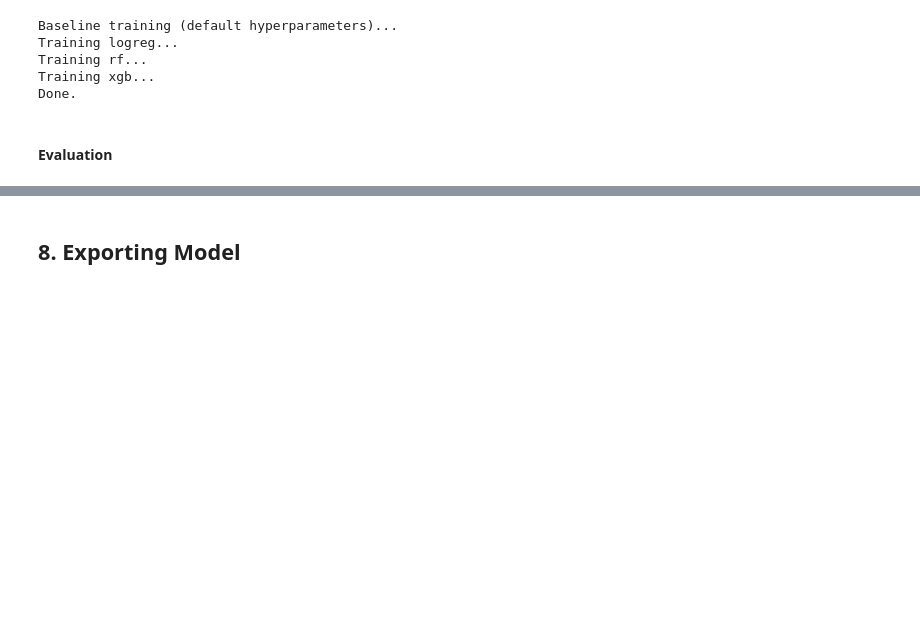
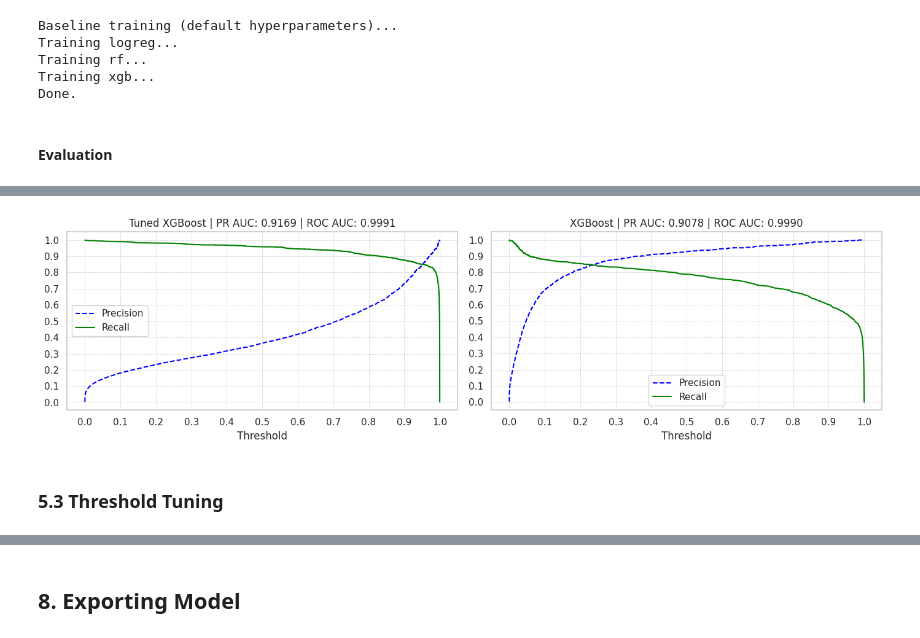
Before and after one commit to renteria-luis/fraud-detection-v1, a Jupyter notebook: notebooks/02_baseline_models.ipynb, the cells around one changed output, grey strips where cells are left out. Drawn from its saved outputs; the diff is of its cells as text; code cells hidden in the pictures; blank space fills up the shorter version.

```diff
--- a/notebooks/02_baseline_models.ipynb
+++ b/notebooks/02_baseline_models.ipynb
@@ -183,8 +174,8 @@ pipes = {}
 print('Baseline training (default hyperparameters)...')
 for model_name in models:
     print(f'Training {model_name}...')
-    pipe = training_pipeline(model_name=model_name)
-    pipe.fit(X_train, y_train.values.ravel())
+    pipe = build_pipeline(model_name=model_name)
+    pipe.fit(X_train, y_train)
     pipes[model_name + '_baseline'] = pipe
 print('Done.')
 # %% [output]
@@ -297,7 +266,19 @@ Done.
 # %%
-fig, ax = plt.subplots(1, 2, figsize=(20, 6))
-results['logreg_tuned'] = evaluate_model(pipes['logreg_tuned'], X_train, y_train, X_test, y_test, "Logistic Regression", ax=ax[0])
-results['xgb_tuned'] = evaluate_model(pipes['xgb_tuned'], X_train, y_train, X_test, y_test, "XGBoost", ax=ax[1])
-plt.tight_layout()
-plt.show()
+best_params = {
+    'n_estimators': 552,
+    'max_depth': 5,
+    'learning_rate': 0.1463423330337264,
+    'subsample': 0.8641990460951554,
+    'colsample_bytree': 0.9407732364520089,
+    'min_child_weight': 27,
+    'scale_pos_weight': 200.75672065066772,
+    'gamma': 1.4239214048511856e-05,
+    'reg_alpha': 2.808544129783739e-07,
+    'reg_lambda': 0.0012797097243560397,
+    'max_delta_step': 4
+}
+
+pipes['xgb_tuned'] = build_pipeline(model_name='xgb', params=best_params)
+pipes['xgb_tuned'].fit(X_train, y_train)
+print('Model Trained!')
 # %% [output]
@@ -355,0 +286,10 @@ weighted avg       1.00      1.00      1.00     56962
+# %%
+fig, ax = plt.subplots(1, 2, figsize=(14, 4))
+results['xgb_tuned'] = evaluate_model(pipes['xgb_tuned'], X_train, y_train, X_test, y_test, 'Tuned XGBoost', ax=ax[0])
+results['xgb_baseline'] = evaluate_model(pipes['xgb_baseline'], X_train, y_train, X_test, y_test, 'XGBoost', ax=ax[1])
+plt.tight_layout()
+plt.show()
+# %% [output]
+[figure, added]
+# %% [markdown]
+### 5.3 Threshold Tuning
```
Also changed, not shown: parts of 25 cells of this notebook, 5 other files.
